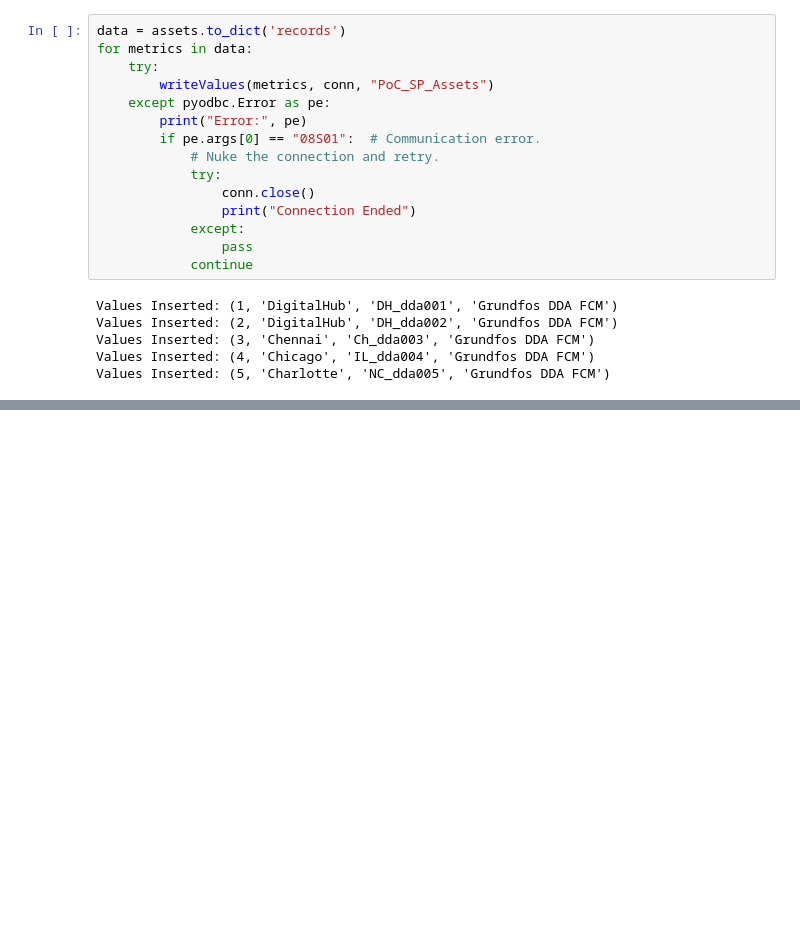
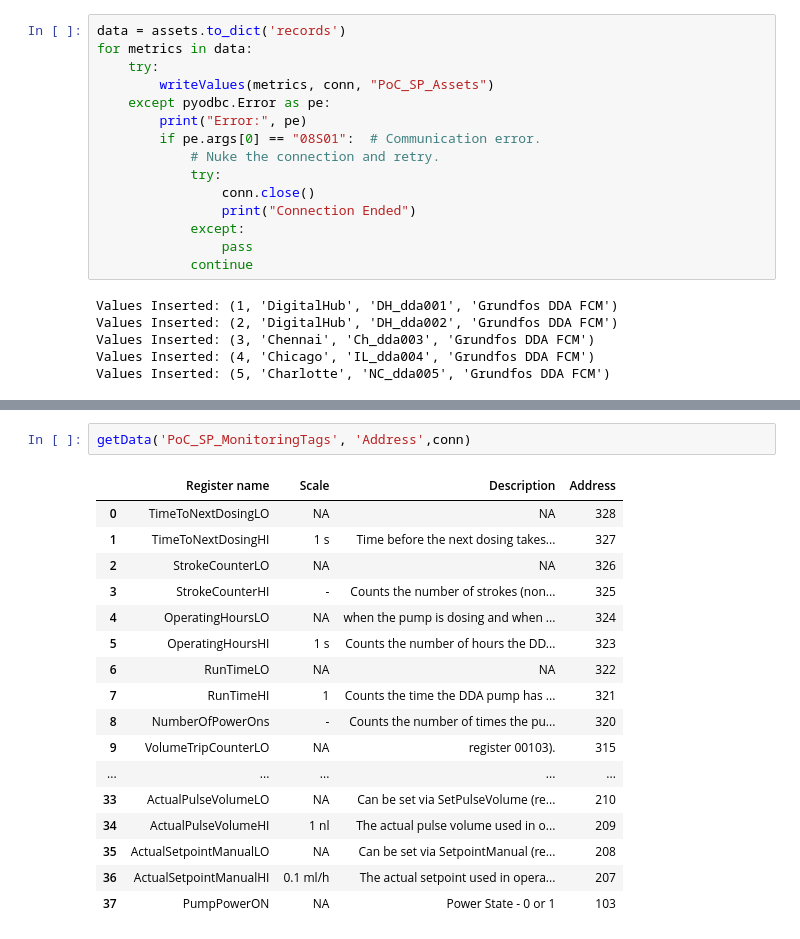
Before and after one commit to ashwinramise/smartPump, a Jupyter notebook: dbServices/RegisterTables.ipynb, the cells around one changed output, grey strips where cells are left out. Saved outputs shown, nothing was run; the diff lists cells and outputs as text; blank space fills up the shorter version.

```diff
--- a/dbServices/RegisterTables.ipynb
+++ b/dbServices/RegisterTables.ipynb
@@ -294,0 +294,20 @@ Values Inserted: (5, 'Charlotte', 'NC_dda005', 'Grundfos DDA FCM')
+# %%
+getData('PoC_SP_MonitoringTags', 'Address',conn)
+# %% [output]
+|  | Register name | Scale | Description | Address |
+| 0 | TimeToNextDosingLO | NA | NA | 328 |
+| 1 | TimeToNextDosingHI | 1 s | Time before the next dosing takes... | 327 |
+| 2 | StrokeCounterLO | NA | NA | 326 |
+| 3 | StrokeCounterHI | - | Counts the number of strokes (non... | 325 |
+| 4 | OperatingHoursLO | NA | when the pump is dosing and when ... | 324 |
+| 5 | OperatingHoursHI | 1 s | Counts the number of hours the DD... | 323 |
+| 6 | RunTimeLO | NA | NA | 322 |
+| 7 | RunTimeHI | 1 | Counts the time the DDA pump has ... | 321 |
+| 8 | NumberOfPowerOns | - | Counts the number of times the pu... | 320 |
+| 9 | VolumeTripCounterLO | NA | register 00103). | 315 |
+| ... | ... | ... | ... | ... |
+| 33 | ActualPulseVolumeLO | NA | Can be set via SetPulseVolume (re... | 210 |
+| 34 | ActualPulseVolumeHI | 1 nl | The actual pulse volume used in o... | 209 |
+| 35 | ActualSetpointManualLO | NA | Can be set via SetpointManual (re... | 208 |
+| 36 | ActualSetpointManualHI | 0.1 ml/h | The actual setpoint used in opera... | 207 |
+| 37 | PumpPowerON | NA | Power State - 0 or 1 | 103 |
```
Also changed, not shown: parts of 14 cells of this notebook, 3 other files.
